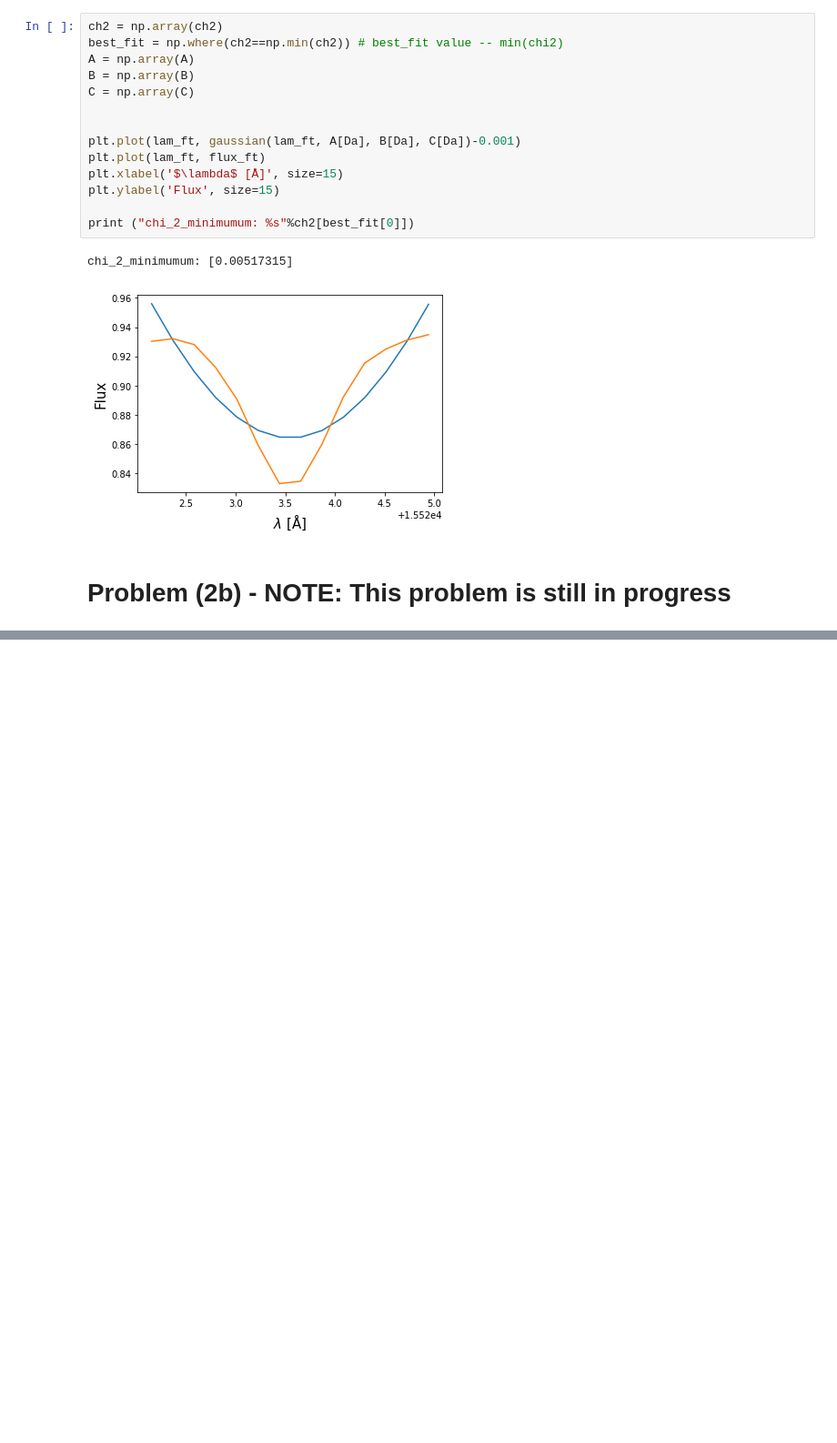
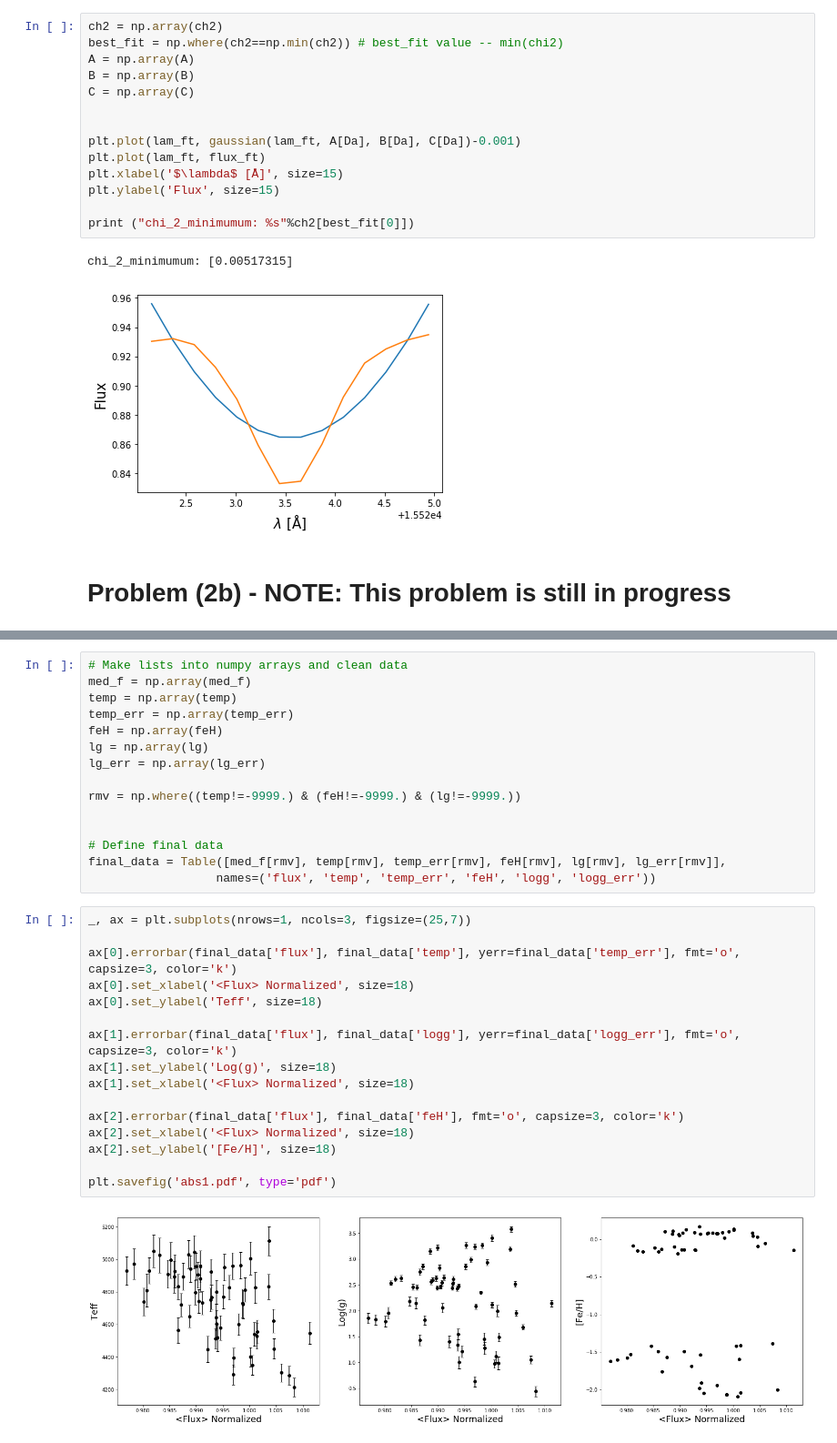
Before and after one commit to AndyTza/modern_astro, a Jupyter notebook: ModernStellarAstrophysicsHomework-3.ipynb, the cells around one changed output, grey strips where cells are left out. Shown: that part at 91% size. Cells and saved outputs as stored; diff of their text form; blank space fills up the shorter version.

```diff
--- a/ModernStellarAstrophysicsHomework-3.ipynb
+++ b/ModernStellarAstrophysicsHomework-3.ipynb
@@ -356,0 +414,33 @@ for i in fin:
+# %%
+# Make lists into numpy arrays and clean data
+med_f = np.array(med_f)
+temp = np.array(temp)
+temp_err = np.array(temp_err)
+feH = np.array(feH)
+lg = np.array(lg)
+lg_err = np.array(lg_err)
+
+rmv = np.where((temp!=-9999.) & (feH!=-9999.) & (lg!=-9999.))
+
+
+# Define final data
+final_data = Table([med_f[rmv], temp[rmv], temp_err[rmv], feH[rmv], lg[rmv], lg_err[rmv]],
+                  names=('flux', 'temp', 'temp_err', 'feH', 'logg', 'logg_err'))
+# %%
+_, ax = plt.subplots(nrows=1, ncols=3, figsize=(25,7))
+
+ax[0].errorbar(final_data['flux'], final_data['temp'], yerr=final_data['temp_err'], fmt='o', capsize=3, color='k')
+ax[0].set_xlabel('<Flux> Normalized', size=18)
+ax[0].set_ylabel('Teff', size=18)
+
+ax[1].errorbar(final_data['flux'], final_data['logg'], yerr=final_data['logg_err'], fmt='o', capsize=3, color='k')
+ax[1].set_ylabel('Log(g)', size=18)
+ax[1].set_xlabel('<Flux> Normalized', size=18)
+
+ax[2].errorbar(final_data['flux'], final_data['feH'], fmt='o', capsize=3, color='k')
+ax[2].set_xlabel('<Flux> Normalized', size=18)
+ax[2].set_ylabel('[Fe/H]', size=18)
+
+plt.savefig('abs1.pdf', type='pdf')
+# %% [output]
+[figure, added]
```
Also changed, not shown: parts of 14 cells of this notebook.
